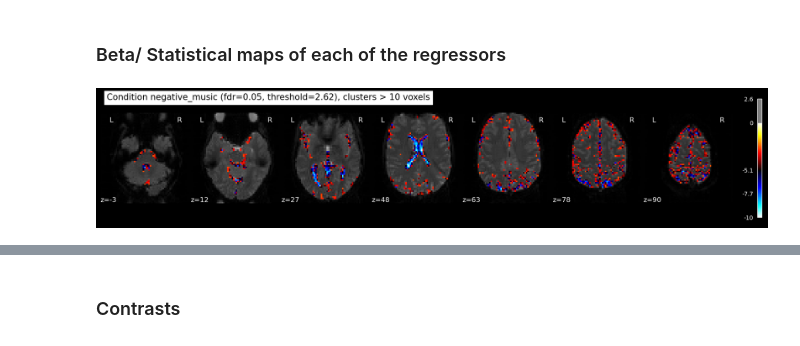
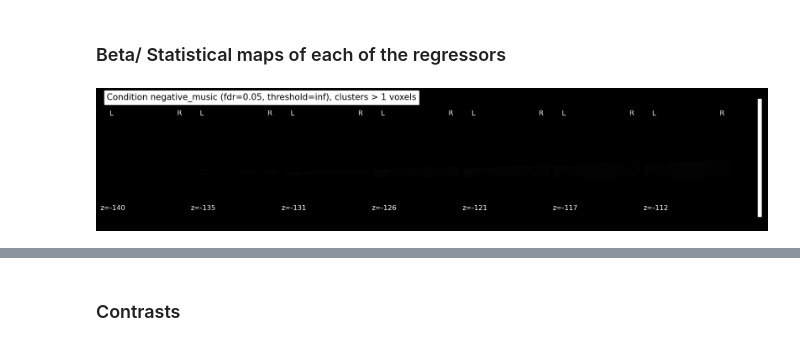
Before and after one commit to gdederichs/NSSP_project_1, a Jupyter notebook: design_matrix.ipynb, the cells around one changed output, grey strips where cells are left out. Cells and saved outputs as stored; diff of their text form; code cells hidden in the pictures.

Commit message:
design matrix and contrast with proper dataset; git add design_matrix.ipynb error in z_maps --> waiting for preprox to be finished to hopefully fix git add design_matrix.ipynb

```diff
--- a/design_matrix.ipynb
+++ b/design_matrix.ipynb
@@ -71,11 +71,13 @@ events_concat.to_csv(op.join(deriv_path, 'events_concat.csv'))
 # ONLY FOR TESTING: need to replace with the preprocessed data
 # plotted design matrix is not correct until glm is fit to own data!
 
-from nilearn.datasets import fetch_spm_auditory
-subject_data = fetch_spm_auditory()
+# from nilearn.datasets import fetch_spm_auditory
+# subject_data = fetch_spm_auditory()
 
-from nilearn.image import concat_imgs, mean_img
-fmri_img = concat_imgs(subject_data.func)
+# from nilearn.image import concat_imgs, mean_img
+# fmri_img = concat_imgs(subject_data.func)
+
+fmri_img = nib.load(op.join(preproc_path,"sub-control01/func/sub-control01_task-music_run-all_bold_moco.nii.gz"))
 # %%
 task_music_bold = pd.read_json(op.join(dataset_path, "task-music_bold.json"), typ = 'series')
 
@@ -122,25 +121,25 @@ conditions_of_interest = {key: value for key, value in conditions.items() if key
 betas_zmap = op.join(preproc_path,'betas_zmap')
 mkdir_no_exist(betas_zmap)
 
-cluster_size = 10 #number of voxels for a cluster to be kept
+cluster_size = 1 #number of voxels for a cluster to be kept
 fdr_rate = 0.05 # alpha = 5%
 # %%
 #Plot the statistical map of a single component
 key = 'negative_music'
 value = conditions_of_interest[key]
 
 z_map = fmri_glm.compute_contrast(value, output_type='z_score')
 clean_map, threshold = threshold_stats_img(z_map, alpha=fdr_rate, height_control='fdr', cluster_threshold=cluster_size)
 
 mean_img_ = mean_img(fmri_img),
 plot_stat_map(clean_map, bg_img=mean_img_[0], threshold=threshold,
               display_mode='z', cut_coords=None, black_bg=True,
-              title='Condition {} (fdr={}, threshold={}), clusters > {} voxels'.format(key, fdr_rate, threshold.round(2), cluster_size),
+              title='Condition {} (fdr={}, threshold={}), clusters > {} voxels'.format(key, fdr_rate, threshold, cluster_size),
               #output_file = op.join(betas_zmap,f"z_map_fdr5p_cl10_{key}.jpg")
               )
 plt.show()
 # %% [output]
-[figure, old version]
+[figure, new version]
 # %%
 fig, axs = plt.subplots(len(conditions_of_interest), 1, figsize=(15,40))
 for i, (key,value) in enumerate(conditions_of_interest.items()):
```
Also changed, not shown: parts of 7 cells of this notebook, 2 other files.
